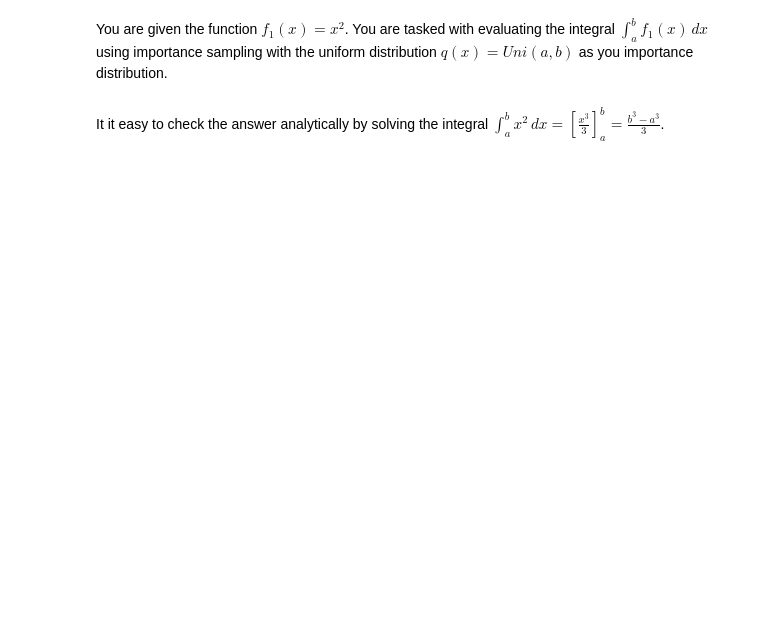
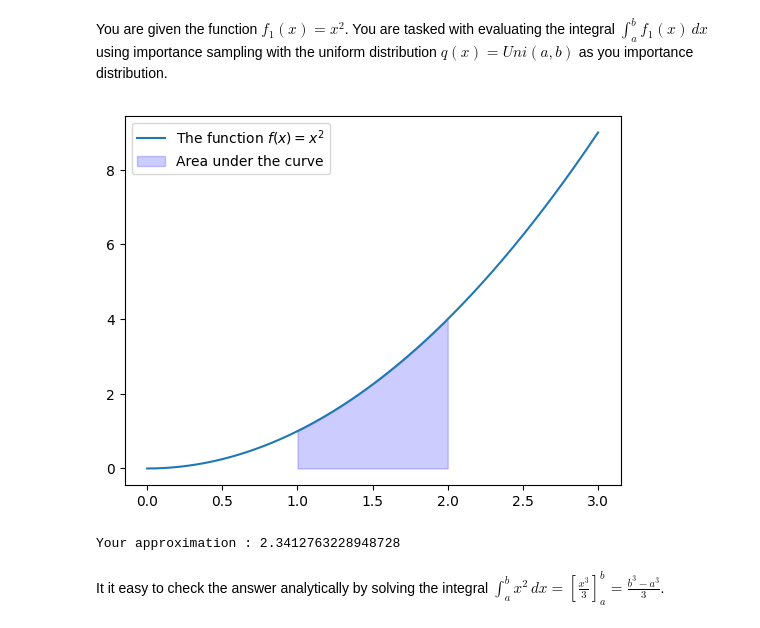
Before and after one commit to Anananas42/NP-hard-assignment2, a Jupyter notebook: Assignment3-Students.ipynb, the cells around one changed output. Drawn from its saved outputs; the diff is of its cells as text; code cells hidden in the pictures; blank space fills up the shorter version.

```diff
--- a/Assignment3-Students.ipynb
+++ b/Assignment3-Students.ipynb
@@ -1142,34 +1146,41 @@ def simple_mc(N, f, a, b):
     """
     Estimate the integral of f over the interval [a, b] using simple Monte Carlo method (uniform sampling).
 
     Parameters:
     - N (int): the number of samples.
     - f (function): the function to integrate.
     - a (float): the start of the interval.
     - b (float): the end of the interval.
 
     Returns:
     - float: the estimated value of the integral.
     """
     # YOUR CODE HERE
-    pass
+    value = 0
+    for _ in range(N):
+        u = np.random.uniform(a, b)
+        value += f(u) * (b-a)
+    return value / N
 
 # Run test
 a = 1
 b = 2
 N = 10000
 xx = np.linspace(a - 1, b + 1, 10000)
 yy = f1(xx)
 plt.plot(xx, yy, label = "The function $f(x) = x^2$")
 plt.fill_between(x = xx, y1 = f1(xx),
         where = (a < xx) & (xx < b),
         color = "b",
         alpha = 0.2,
         label = "Area under the curve")
 plt.legend()
 plt.show()
 approximation = simple_mc(N, f1, a, b)
 print(f"Your approximation : {approximation}")
+# %% [output]
+[figure, added]
+Your approximation : 2.3412763228948728
 # %% [markdown]
 It it easy to check the answer analytically by solving the integral $\int_a^b x^2 \,dx =\left[\frac{x^3}{3}\right]_a^b = \frac{b^3 - a^3}{3}$.
 # %%
```
Also changed, not shown: parts of 23 cells of this notebook.
